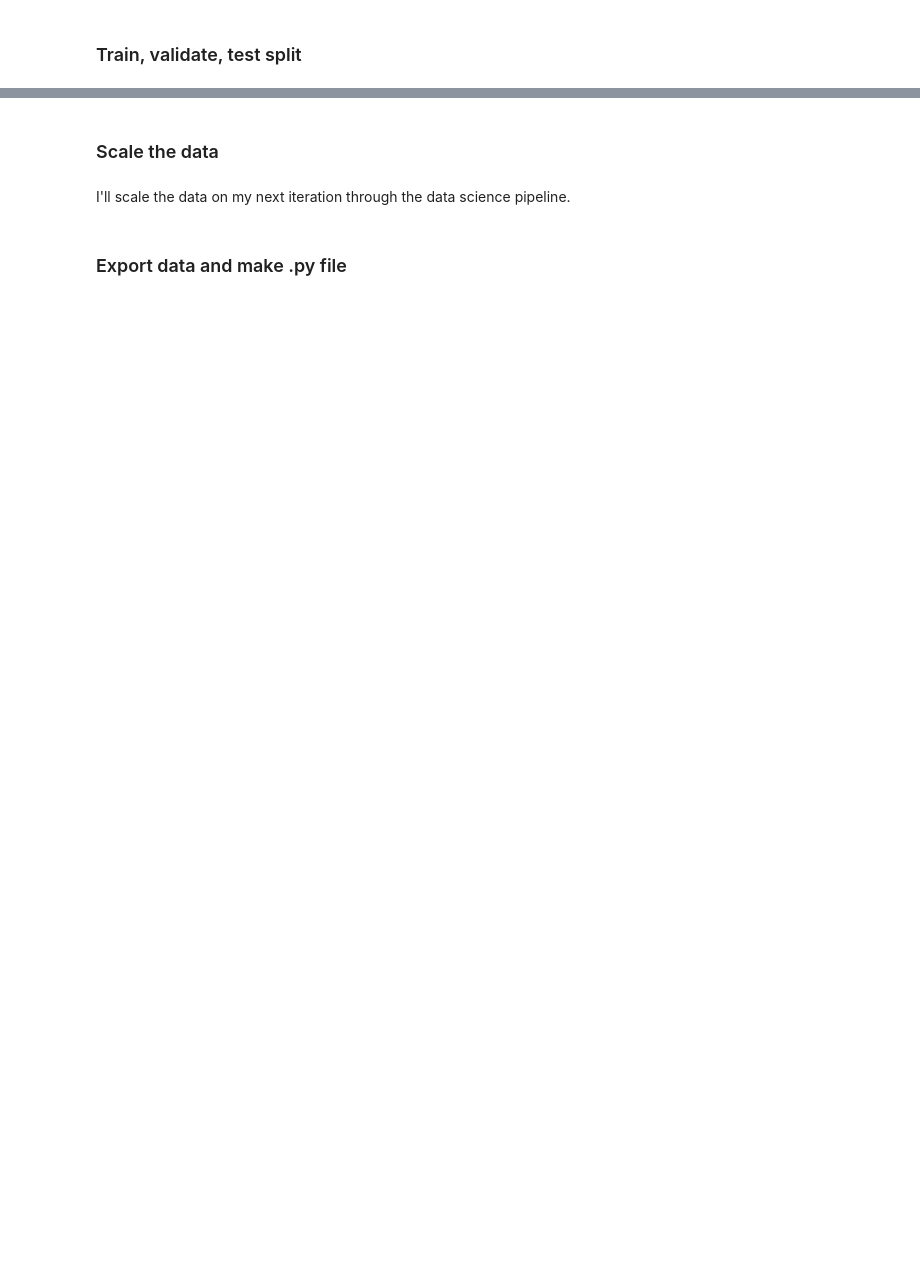
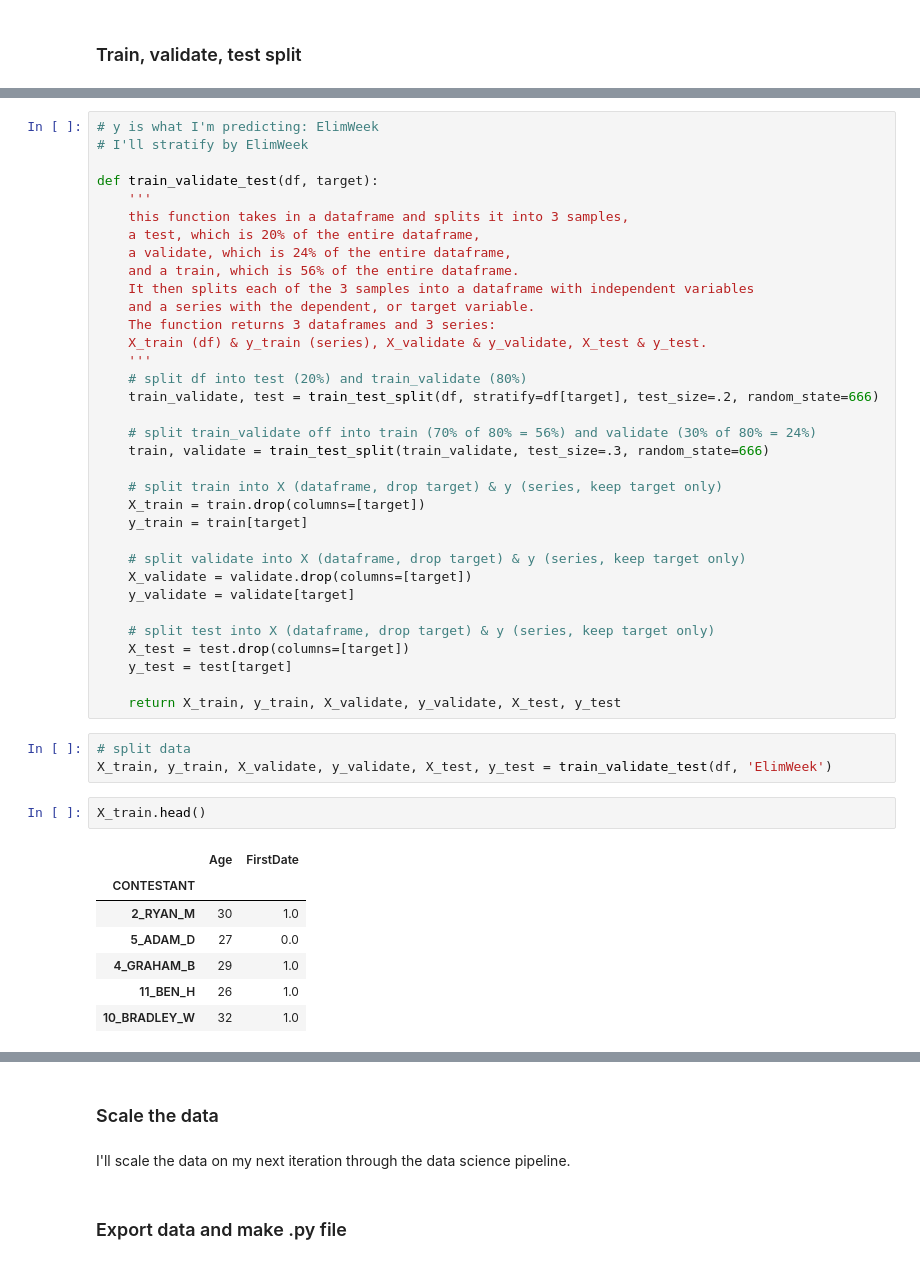
Before and after one commit to KwameTaylor/bachelorette-predictor, a Jupyter notebook: preprocessing.ipynb, the cells around one changed output, grey strips where cells are left out. Drawn from its saved outputs; the diff is of its cells as text; blank space fills up the shorter version.

```diff
--- a/preprocessing.ipynb
+++ b/preprocessing.ipynb
@@ -488,0 +533,47 @@
+# %%
+# y is what I'm predicting: ElimWeek
+# I'll stratify by ElimWeek
+
+def train_validate_test(df, target):
+    '''
+    this function takes in a dataframe and splits it into 3 samples,
+    a test, which is 20% of the entire dataframe,
+    a validate, which is 24% of the entire dataframe,
+    and a train, which is 56% of the entire dataframe.
+    It then splits each of the 3 samples into a dataframe with independent variables
+    and a series with the dependent, or target variable.
+    The function returns 3 dataframes and 3 series:
+    X_train (df) & y_train (series), X_validate & y_validate, X_test & y_test.
+    '''
+    # split df into test (20%) and train_validate (80%)
+    train_validate, test = train_test_split(df, stratify=df[target], test_size=.2, random_state=666)
+
+    # split train_validate off into train (70% of 80% = 56%) and validate (30% of 80% = 24%)
+    train, validate = train_test_split(train_validate, test_size=.3, random_state=666)
+
+    # split train into X (dataframe, drop target) & y (series, keep target only)
+    X_train = train.drop(columns=[target])
+    y_train = train[target]
+
+    # split validate into X (dataframe, drop target) & y (series, keep target only)
+    X_validate = validate.drop(columns=[target])
+    y_validate = validate[target]
+
+    # split test into X (dataframe, drop target) & y (series, keep target only)
+    X_test = test.drop(columns=[target])
+    y_test = test[target]
+
+    return X_train, y_train, X_validate, y_validate, X_test, y_test
+# %%
+# split data
+X_train, y_train, X_validate, y_validate, X_test, y_test = train_validate_test(df, 'ElimWeek')
+# %%
+X_train.head()
+# %% [output]
+|  | Age | FirstDate |
+| CONTESTANT |  |  |
+| 2_RYAN_M | 30 | 1.0 |
+| 5_ADAM_D | 27 | 0.0 |
+| 4_GRAHAM_B | 29 | 1.0 |
+| 11_BEN_H | 26 | 1.0 |
+| 10_BRADLEY_W | 32 | 1.0 |
```
Also changed, not shown: parts of 16 cells of this notebook, 1 other file.
